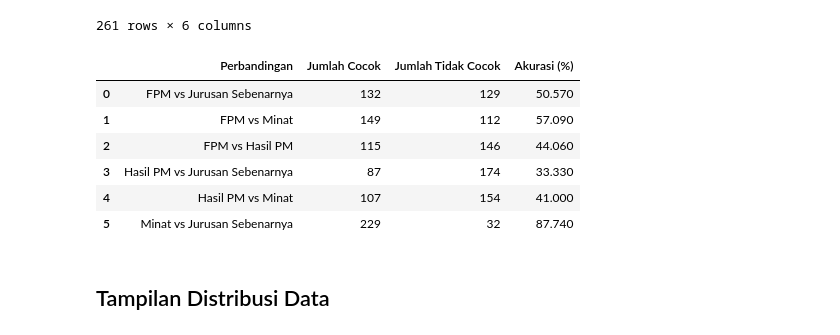
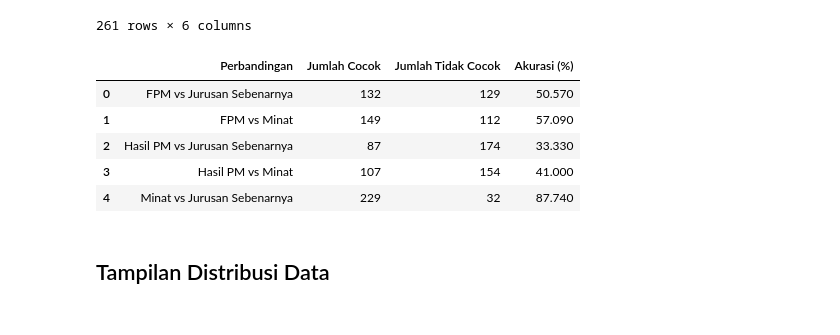
Before and after one commit to nazmeh/python_fpm, a Jupyter notebook: index.ipynb, the cells around one changed output. Drawn from its saved outputs; the diff is of its cells as text; code cells hidden in the pictures.

```diff
--- a/index.ipynb
+++ b/index.ipynb
@@ -513,6 +521,12 @@ def tabel_agregasi(hasil_per_jurusan):
 # %%
-item = data.iloc[0].to_dict()
-data_fuzzy = fuzzifikasi(item)
-hasil_rule_semua = inferensi_semua_jurusan(data_fuzzy)
+df_agregasi = pd.DataFrame([
+    {
+        "Jurusan": jurusan,
+        "Kurang Sesuai": nilai["kurang_sesuai"],
+        "Sesuai": nilai["sesuai"],
+        "Sangat Sesuai": nilai["sangat_sesuai"],
+    }
+    for jurusan, nilai in agregasi_ringkas.items()
+])
 
-agregasi, agregasi_ringkas = agregasi_output(hasil_rule_semua)
+display(df_agregasi)
@@ -548,12 +545,13 @@ display(df_agregasi)
 # %% [markdown]
 ## Defuzzifikasi
 # %%
-def defuzzifikasi(agregasi_ringkas):
-    derajat_kurang = agregasi_ringkas["kurang_sesuai"]
-    derajat_sesuai = agregasi_ringkas["sesuai"]
-    derajat_sangat = agregasi_ringkas["sangat_sesuai"]
+def defuzzifikasi(agregasi_ringkas_satu_jurusan):
+    derajat_kurang = agregasi_ringkas_satu_jurusan["kurang_sesuai"]
+    derajat_sesuai = agregasi_ringkas_satu_jurusan["sesuai"]
+    derajat_sangat = agregasi_ringkas_satu_jurusan["sangat_sesuai"]
 
     total = derajat_kurang + derajat_sesuai + derajat_sangat
+
     if total == 0:
         return 0
 
@@ -849,32 +866,30 @@ display(df_all)
 # %%
 perbandingan = {
     "FPM vs Jurusan Sebenarnya": df_all["FPM"] == df_all["Jurusan_Sebenarnya"],
     "FPM vs Minat": df_all["FPM"] == df_all["Minat"],
-    "FPM vs Hasil PM": df_all["FPM"] == df_all["Hasil_PM"],
     "Hasil PM vs Jurusan Sebenarnya": df_all["Hasil_PM"] == df_all["Jurusan_Sebenarnya"],
     "Hasil PM vs Minat": df_all["Hasil_PM"] == df_all["Minat"],
     "Minat vs Jurusan Sebenarnya": df_all["Minat"] == df_all["Jurusan_Sebenarnya"],
 }
 
 df_akurasi = pd.DataFrame([
     {
         "Perbandingan": nama,
         "Jumlah Cocok": hasil.sum(),
         "Jumlah Tidak Cocok": (~hasil).sum(),
         "Akurasi (%)": round(hasil.mean() * 100, 2),
     }
     for nama, hasil in perbandingan.items()
 ])
 
 display(df_akurasi)
 # %% [output]
 |  | Perbandingan | Jumlah Cocok | Jumlah Tidak Cocok | Akurasi (%) |
 | 0 | FPM vs Jurusan Sebenarnya | 132 | 129 | 50.570 |
 | 1 | FPM vs Minat | 149 | 112 | 57.090 |
-| 2 | FPM vs Hasil PM | 115 | 146 | 44.060 |
-| 3 | Hasil PM vs Jurusan Sebenarnya | 87 | 174 | 33.330 |
-| 4 | Hasil PM vs Minat | 107 | 154 | 41.000 |
-| 5 | Minat vs Jurusan Sebenarnya | 229 | 32 | 87.740 |
+| 2 | Hasil PM vs Jurusan Sebenarnya | 87 | 174 | 33.330 |
+| 3 | Hasil PM vs Minat | 107 | 154 | 41.000 |
+| 4 | Minat vs Jurusan Sebenarnya | 229 | 32 | 87.740 |
 # %%
 # for nama, hasil in perbandingan.items():
 #     kolom = nama.replace(" ", "_").replace("vs", "VS")
```
Also changed, not shown: parts of 7 cells of this notebook.
